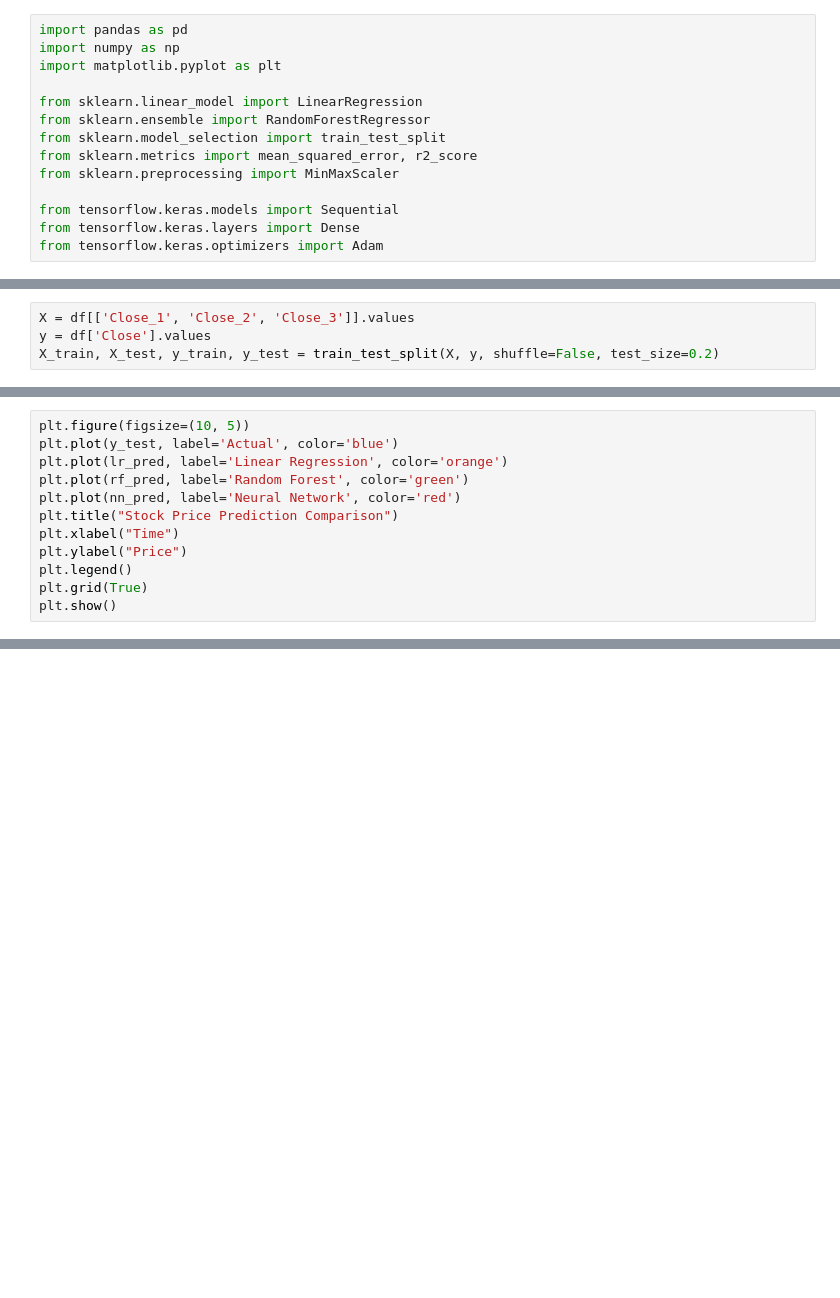
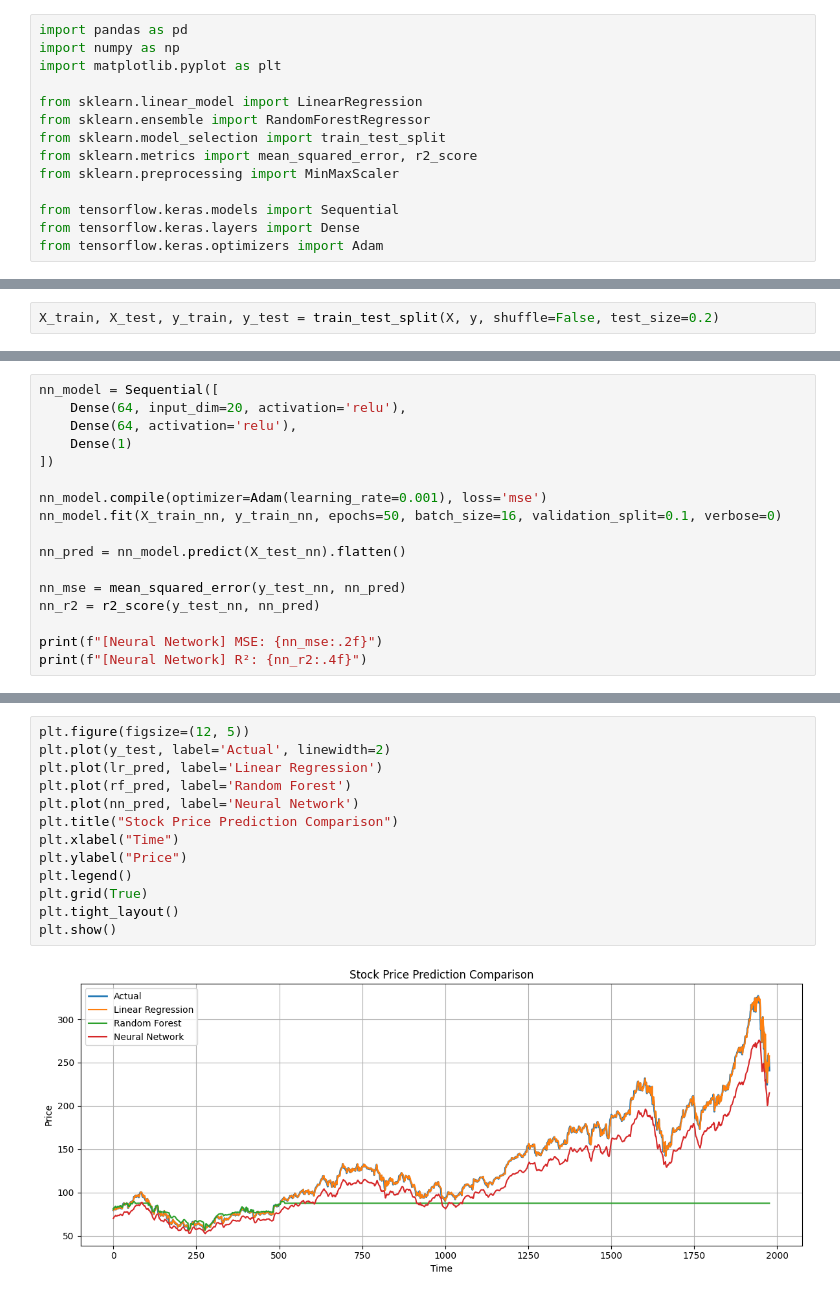
Before and after one commit to WidyanH/Stock-Market-Predictor, a Jupyter notebook: stock_predictor.ipynb, the cells around one changed output, grey strips where cells are left out. Drawn from its saved outputs; the diff is of its cells as text; blank space fills up the shorter version.

Commit message:
Fixed Random Forest and updated custom method and added plot images

```diff
--- a/stock_predictor.ipynb
+++ b/stock_predictor.ipynb
@@ -43,6 +28,4 @@ df.head()
 # %%
-X = df[['Close_1', 'Close_2', 'Close_3']].values
-y = df['Close'].values
 X_train, X_test, y_train, y_test = train_test_split(X, y, shuffle=False, test_size=0.2)
 # %%
 lr_model = LinearRegression()
@@ -98,13 +79,18 @@ print(f"[Neural Network] R² Score: {nn_r2:.4f}")
 # %%
-plt.figure(figsize=(10, 5))
-plt.plot(y_test, label='Actual', color='blue')
-plt.plot(lr_pred, label='Linear Regression', color='orange')
-plt.plot(rf_pred, label='Random Forest', color='green')
-plt.plot(nn_pred, label='Neural Network', color='red')
-plt.title("Stock Price Prediction Comparison")
-plt.xlabel("Time")
-plt.ylabel("Price")
-plt.legend()
-plt.grid(True)
-plt.show()
+nn_model = Sequential([
+    Dense(64, input_dim=20, activation='relu'),
+    Dense(64, activation='relu'),
+    Dense(1)
+])
+
+nn_model.compile(optimizer=Adam(learning_rate=0.001), loss='mse')
+nn_model.fit(X_train_nn, y_train_nn, epochs=50, batch_size=16, validation_split=0.1, verbose=0)
+
+nn_pred = nn_model.predict(X_test_nn).flatten()
+
+nn_mse = mean_squared_error(y_test_nn, nn_pred)
+nn_r2 = r2_score(y_test_nn, nn_pred)
+
+print(f"[Neural Network] MSE: {nn_mse:.2f}")
+print(f"[Neural Network] R²: {nn_r2:.4f}")
 # %% [output]
@@ -111,0 +124,15 @@ plt.show()
+# %%
+plt.figure(figsize=(12, 5))
+plt.plot(y_test, label='Actual', linewidth=2)
+plt.plot(lr_pred, label='Linear Regression')
+plt.plot(rf_pred, label='Random Forest')
+plt.plot(nn_pred, label='Neural Network')
+plt.title("Stock Price Prediction Comparison")
+plt.xlabel("Time")
+plt.ylabel("Price")
+plt.legend()
+plt.grid(True)
+plt.tight_layout()
+plt.show()
+# %% [output]
+[figure, added]
```
Also changed, not shown: parts of 8 cells of this notebook, 5 other files.
